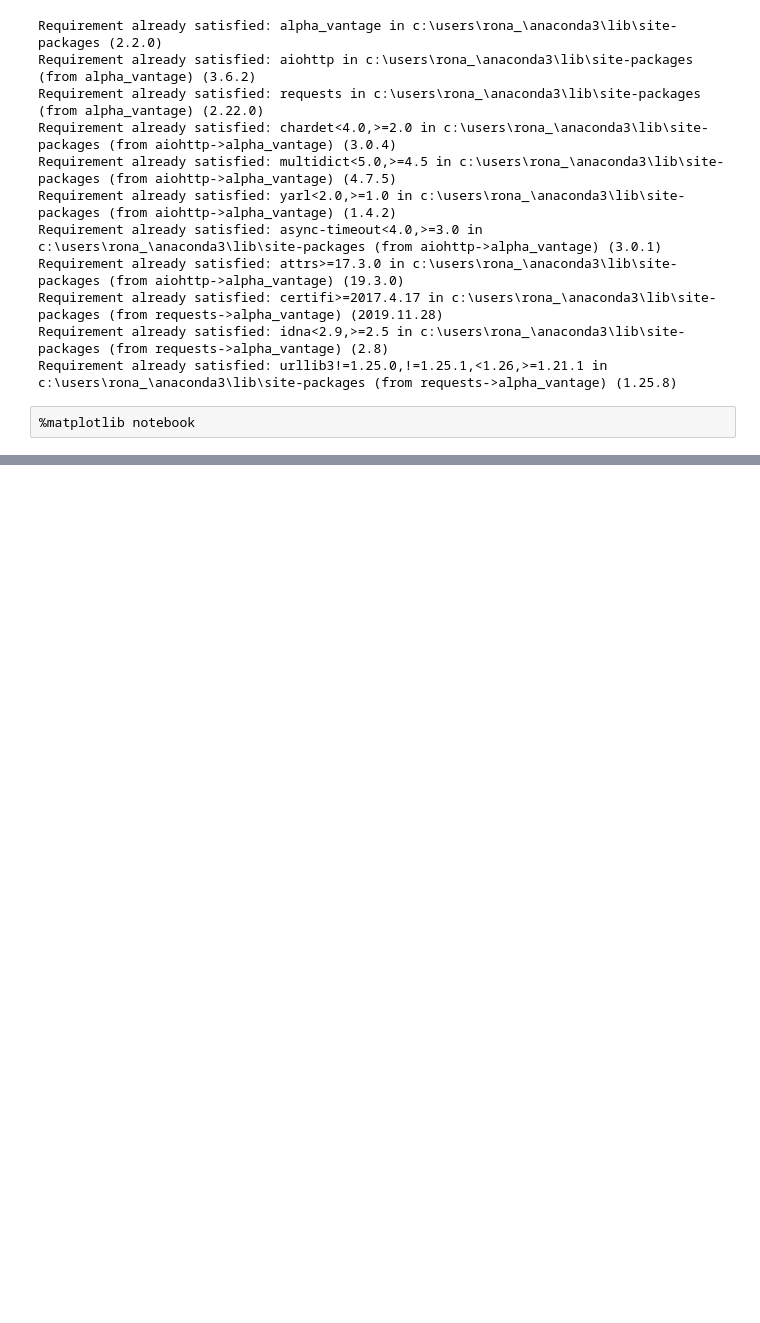
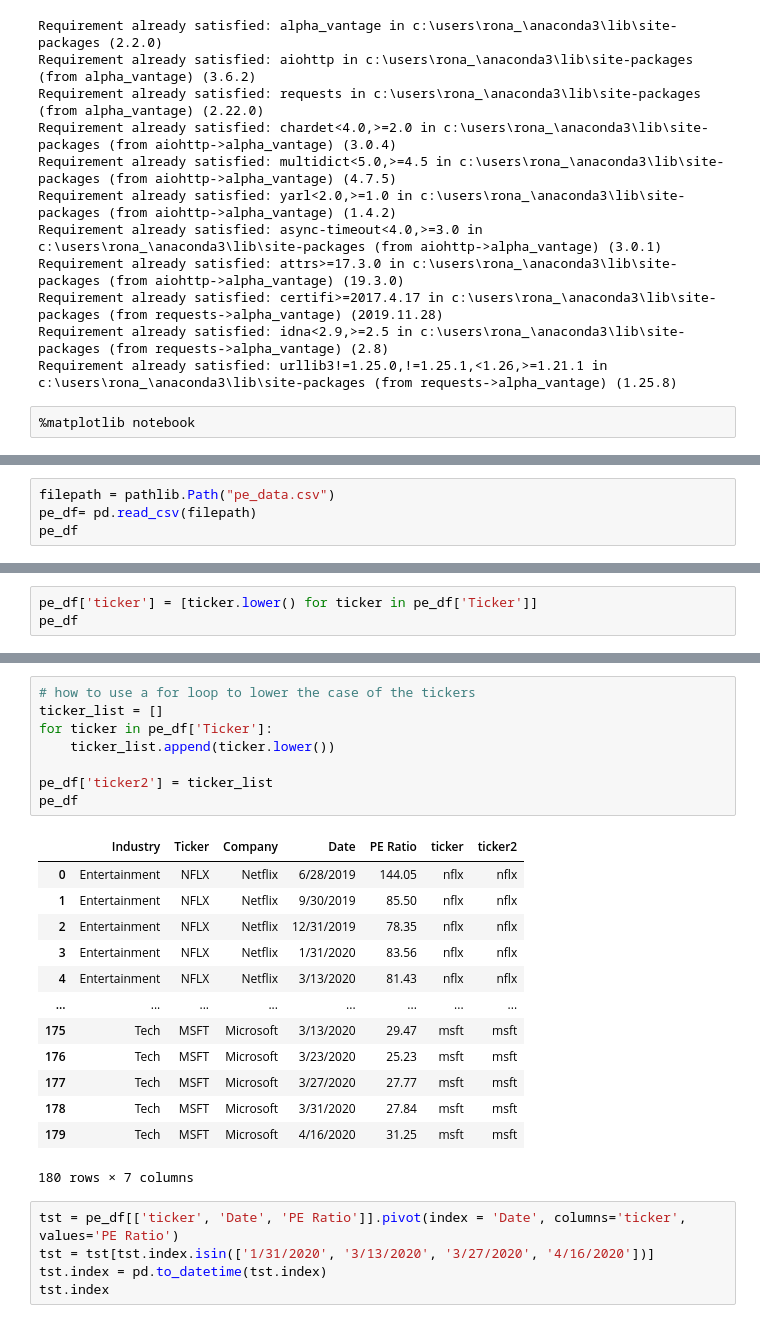
Before and after one commit to janejanejam/Covid-19-Effects-on-Economy, a Jupyter notebook: notebooks/051120_RB_Stock_Plots.ipynb, the cells around one changed output, grey strips where cells are left out. Drawn from its saved outputs; the diff is of its cells as text; blank space fills up the shorter version.

```diff
--- a/notebooks/051120_RB_Stock_Plots.ipynb
+++ b/notebooks/051120_RB_Stock_Plots.ipynb
@@ -142,3 +113,7 @@ ticker_plot("amc")
 # %% [output]
 [interactive output not drawn]
 [interactive output not drawn]
+# %%
+filepath = pathlib.Path("pe_data.csv")
+pe_df= pd.read_csv(filepath)
+pe_df
@@ -144,0 +148,3 @@ ticker_plot("amc")
+# %%
+pe_df['ticker'] = [ticker.lower() for ticker in pe_df['Ticker']]
+pe_df
@@ -144,0 +211,27 @@ ticker_plot("amc")
+# %%
+# how to use a for loop to lower the case of the tickers
+ticker_list = []
+for ticker in pe_df['Ticker']:
+    ticker_list.append(ticker.lower())
+
+pe_df['ticker2'] = ticker_list
+pe_df
+# %% [output]
+|  | Industry | Ticker | Company | Date | PE Ratio | ticker | ticker2 |
+| 0 | Entertainment | NFLX | Netflix | 6/28/2019 | 144.05 | nflx | nflx |
+| 1 | Entertainment | NFLX | Netflix | 9/30/2019 | 85.50 | nflx | nflx |
+| 2 | Entertainment | NFLX | Netflix | 12/31/2019 | 78.35 | nflx | nflx |
+| 3 | Entertainment | NFLX | Netflix | 1/31/2020 | 83.56 | nflx | nflx |
+| 4 | Entertainment | NFLX | Netflix | 3/13/2020 | 81.43 | nflx | nflx |
+| ... | ... | ... | ... | ... | ... | ... | ... |
+| 175 | Tech | MSFT | Microsoft | 3/13/2020 | 29.47 | msft | msft |
+| 176 | Tech | MSFT | Microsoft | 3/23/2020 | 25.23 | msft | msft |
+| 177 | Tech | MSFT | Microsoft | 3/27/2020 | 27.77 | msft | msft |
+| 178 | Tech | MSFT | Microsoft | 3/31/2020 | 27.84 | msft | msft |
+| 179 | Tech | MSFT | Microsoft | 4/16/2020 | 31.25 | msft | msft |
+180 rows × 7 columns
+# %%
+tst = pe_df[['ticker', 'Date', 'PE Ratio']].pivot(index = 'Date', columns='ticker', values='PE Ratio')
+tst = tst[tst.index.isin(['1/31/2020', '3/13/2020', '3/27/2020', '4/16/2020'])]
+tst.index = pd.to_datetime(tst.index)
+tst.index
```
Also changed, not shown: parts of 14 cells of this notebook, 26 other files.
